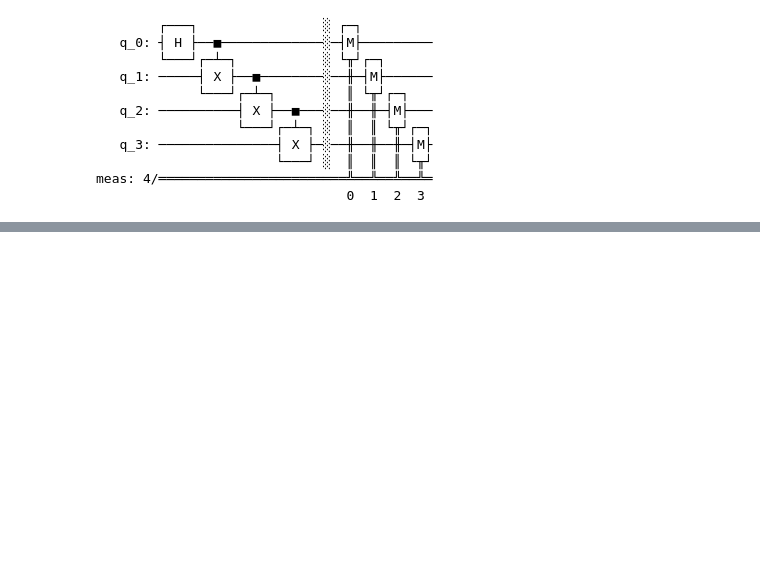
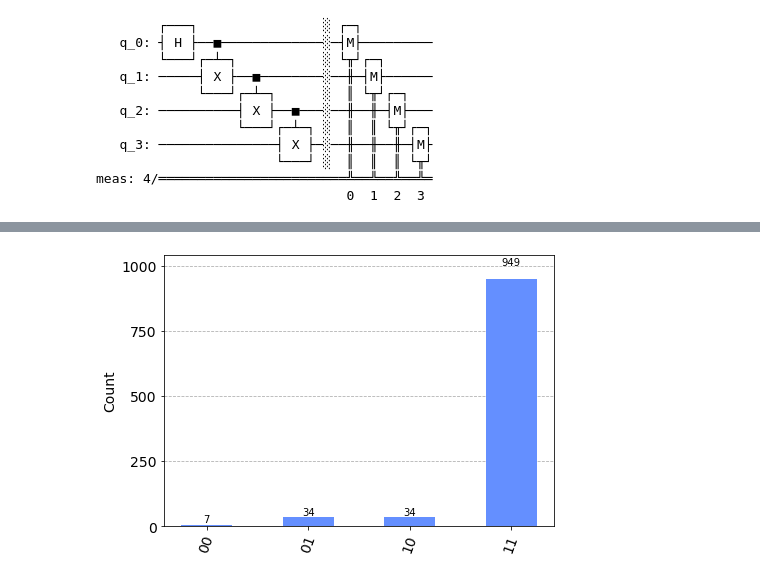
Before and after one commit to francienbarkhof/Quantum_Group1_Project, a Jupyter notebook: test_noise.ipynb, the cells around one changed output, grey strips where cells are left out. Cells and saved outputs as stored; diff of their text form; code cells hidden in the pictures; blank space fills up the shorter version.

```diff
--- a/test_noise.ipynb
+++ b/test_noise.ipynb
@@ -98,0 +194,15 @@ plot_histogram(counts_thermal)
+# %%
+# Run the noisy simulation
+sim_thermal = AerSimulator(noise_model=noise_thermal)
+
+# Transpile circuit for noisy basis gates
+circ_tthermal = transpile(g_circuit, sim_thermal)
+
+# Run and get counts
+result_thermal = sim_thermal.run(circ_tthermal).result()
+counts_thermal = result_thermal.get_counts(0)
+
+# Plot noisy output
+plot_histogram(counts_thermal)
+# %% [output]
+[figure, added]
```
Also changed, not shown: parts of 5 cells of this notebook.
